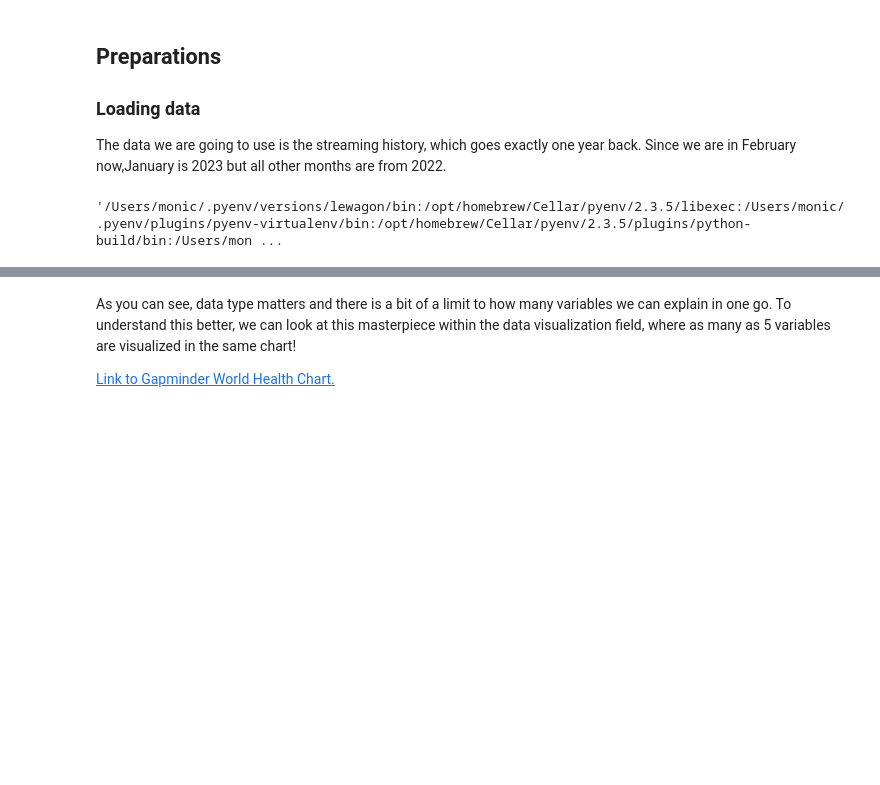
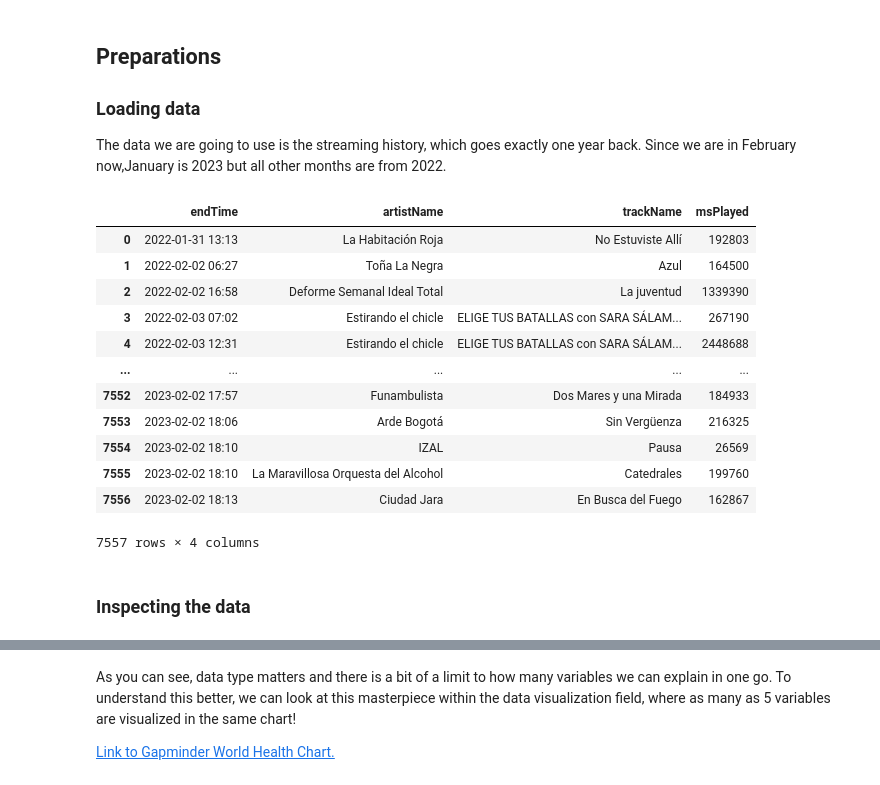
Before and after one commit to monicasainer/Spotify, a Jupyter notebook: notebooks.ipynb, the cells around one changed output, grey strips where cells are left out. Drawn from its saved outputs; the diff is of its cells as text; code cells hidden in the pictures; blank space fills up the shorter version.

Commit message:
Added object for data

```diff
--- a/notebooks.ipynb
+++ b/notebooks.ipynb
@@ -15,9 +18,3 @@ from skimpy import skim
 ### Loading data
 
 The data we are going to use is the streaming history, which goes exactly one year back. Since we are in February now,January is 2023 but all other months are from 2022.
-# %%
-import os
-path=os.environ.get('PATH')
-path
-# %% [output]
-'/Users/monic/.pyenv/versions/lewagon/bin:/opt/homebrew/Cellar/pyenv/2.3.5/libexec:/Users/monic/.pyenv/plugins/pyenv-virtualenv/bin:/opt/homebrew/Cellar/pyenv/2.3.5/plugins/python-build/bin:/Users/mon ...
@@ -29,2 +21,21 @@ df.head(10)
+# %%
+df= Data_export.get_historical_data()
+df
+# %% [output]
+|  | endTime | artistName | trackName | msPlayed |
+| 0 | 2022-01-31 13:13 | La Habitación Roja | No Estuviste Allí | 192803 |
+| 1 | 2022-02-02 06:27 | Toña La Negra | Azul | 164500 |
+| 2 | 2022-02-02 16:58 | Deforme Semanal Ideal Total | La juventud | 1339390 |
+| 3 | 2022-02-03 07:02 | Estirando el chicle | ELIGE TUS BATALLAS con SARA SÁLAM... | 267190 |
+| 4 | 2022-02-03 12:31 | Estirando el chicle | ELIGE TUS BATALLAS con SARA SÁLAM... | 2448688 |
+| ... | ... | ... | ... | ... |
+| 7552 | 2023-02-02 17:57 | Funambulista | Dos Mares y una Mirada | 184933 |
+| 7553 | 2023-02-02 18:06 | Arde Bogotá | Sin Vergüenza | 216325 |
+| 7554 | 2023-02-02 18:10 | IZAL | Pausa | 26569 |
+| 7555 | 2023-02-02 18:10 | La Maravillosa Orquesta del Alcohol | Catedrales | 199760 |
+| 7556 | 2023-02-02 18:13 | Ciudad Jara | En Busca del Fuego | 162867 |
+7557 rows × 4 columns
+# %% [markdown]
+### Inspecting the data
 # %%
 skim(df)
```
Also changed, not shown: parts of 19 cells of this notebook, 7 other files.
